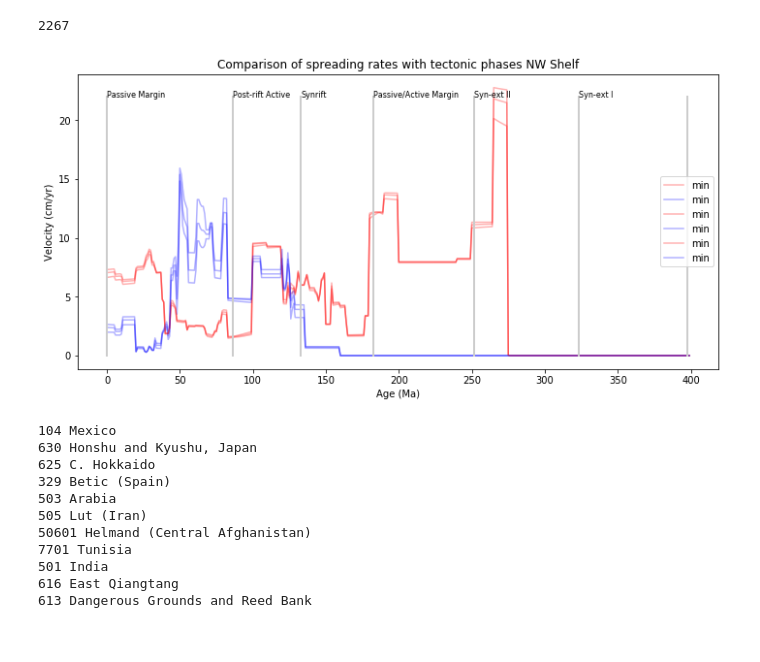
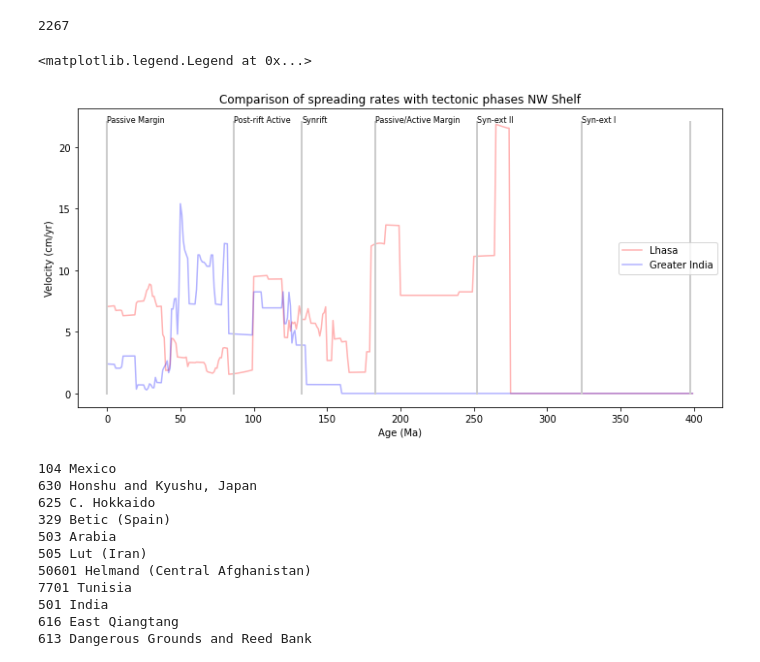
Before and after one commit to saraemp/pygplates-tutorials, a Jupyter notebook: SEMP_codes/pyGplates_2019/Australia-Lhasa_An_GI_spreading_rates_140319.ipynb, the cells around one changed output. Saved outputs shown, nothing was run; the diff lists cells and outputs as text; code cells hidden in the pictures; blank space fills up the shorter version.

```diff
--- a/SEMP_codes/pyGplates_2019/Australia-Lhasa_An_GI_spreading_rates_140319.ipynb
+++ b/SEMP_codes/pyGplates_2019/Australia-Lhasa_An_GI_spreading_rates_140319.ipynb
@@ -76,15 +76,15 @@ vels_out_Lhasa = np.empty((reconstruction_times.size, npts))
 anchor_plate_id=606#This is the ID for Lhasa
 radians=1 #This was in the original code that Ben wrote, he said:" This input controls the resampling along line segments, but it shouldn't have any effect for point features (in downunder points)."
 for t, reconstruction_time in enumerate(reconstruction_times):
-    out_data_Lhasa = calculate_velocities(rotation_filename, point_features, radians, reconstruction_time, anchor_plate_id=anchor_plate_id)
+    out_data_Lhasa = calculate_velocities(rotation_filename, point_features, radians, float(reconstruction_time), anchor_plate_id=anchor_plate_id)
     tlon, tlat, vel, ovel, arc, oarc, plateID = np.array(out_data_Lhasa).T
 
     lons_out_Lhasa[t] = tlon
     lats_out_Lhasa[t] = tlat
     vels_out_Lhasa[t] = vel
 
-r,c=vels_out_GI.shape #row, col
-print c
+r,c=vels_out_Lhasa.shape #row, col
+print (c)
 #Calculating the min, mean and max velocities for all the points at each of the time steps
 vels_matrix_Lhasa=np.zeros((r,3))
 for i in range(0,r,1):
@@ -114,7 +114,7 @@ vels_out_GI = np.empty((reconstruction_times.size, npts))
 
 # 501 Tethyan Himalayan microcontinent of Greater India
 for t, reconstruction_time in enumerate(reconstruction_times):
-    out_data_GI = calculate_velocities(rotation_filename, point_features, 1, reconstruction_time, anchor_plate_id=501)
+    out_data_GI = calculate_velocities(rotation_filename, point_features, 1, float(reconstruction_time), anchor_plate_id=501)
     tlon, tlat, vel, ovel, arc, oarc, plateID = np.array(out_data_GI).T
 
     lons_out_GI[t] = tlon
@@ -131,29 +131,28 @@ for i in range(0,r,1):
 # %%
 fig = plt.figure(figsize=(10,5))
 ax = fig.add_subplot(111, xlabel='Age (Ma)', ylabel='Velocity (cm/yr)')
 
 b_phase=[0, 86.3, 132.9, 182.7,251.9, 323.2,397.5]
 b_phase_text=["Passive Margin", "Post-rift Active",  "Synrift", "Passive/Active Margin","Syn-ext II","Syn-ext I"]
 
-for i in range(0,3,1):
-    plt.plot(reconstruction_times, vels_matrix_Lhasa[:,i], color=(1, 0, 0,0.3 ), label="min")
-    plt.plot(reconstruction_times, vels_matrix_GI[:,i], color=(0, 0, 1,0.3 ), label="min")
 
-    #plt.plot(reconstruction_times, vels_out_GI[:,pt], label='Greater India')
-    #plt.plot(reconstruction_times, vels_out_An[:,pt], label='Antarctica')
+plt.plot(reconstruction_times, vels_matrix_Lhasa[:,1], color=(1, 0, 0,0.3 ), label="Lhasa")
+plt.plot(reconstruction_times, vels_matrix_GI[:,1], color=(0, 0, 1,0.3 ), label="Greater India")
+
 
 #Adding tectonic phases NWS
 for i in range(0,len(b_phase),1):
     plt.plot([b_phase[i],b_phase[i]], [ 0,22],  color=(.8, 0.8, 0.8 ), lw=2)
 
 fs=8
 for i in range(0,len(b_phase_text),1):
     plt.text((b_phase[i]+b_phase[i])/2,22, b_phase_text[i], fontsize=fs)
 
 plt.tight_layout()
 plt.title("Comparison of spreading rates with tectonic phases NW Shelf")
 locs=np.arange(0, 400, step=10)
 ax.legend()
-plt.savefig("./AU-GreaterIndia_spreading_rates&tectonics_NWS_Matthews_etal_GPC_2016_410-0Ma_GK07.pdf")
+#plt.savefig("./AU-GreaterIndia_spreading_rates&tectonics_NWS_Matthews_etal_GPC_2016_410-0Ma_GK07.pdf")
 # %% [output]
+<matplotlib.legend.Legend at 0x...>
-[figure, old version]
+[figure, new version]
```
Also changed, not shown: parts of 3 cells of this notebook.
